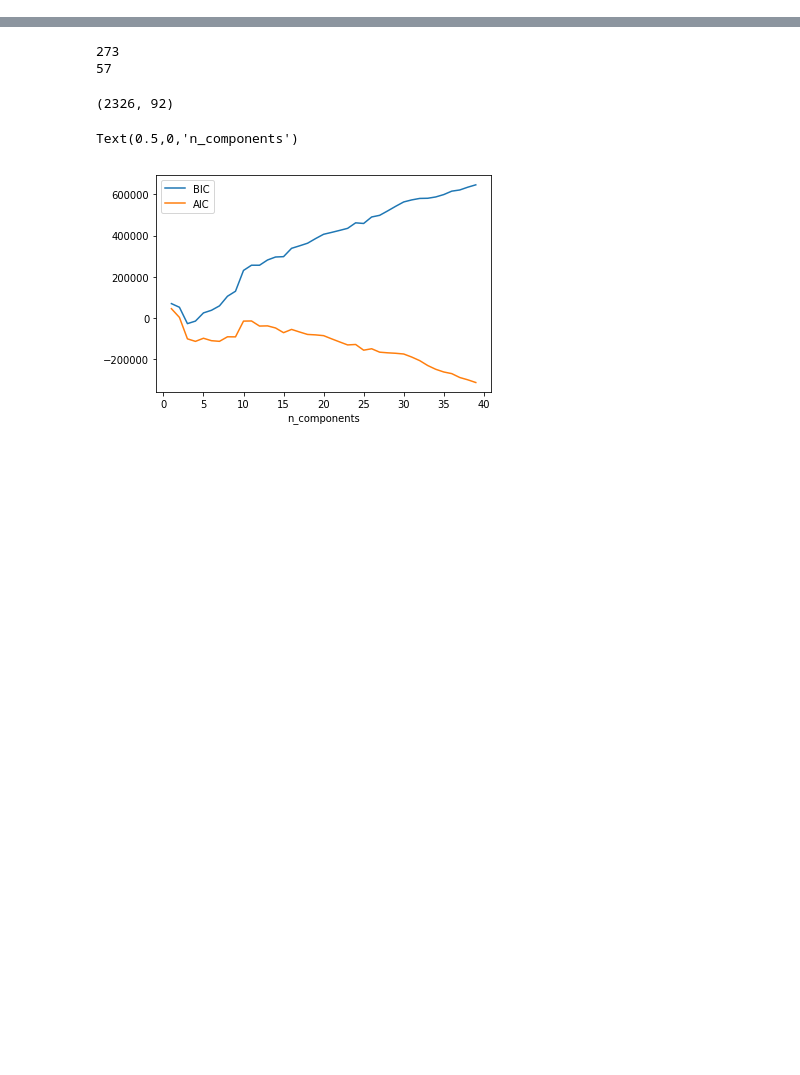
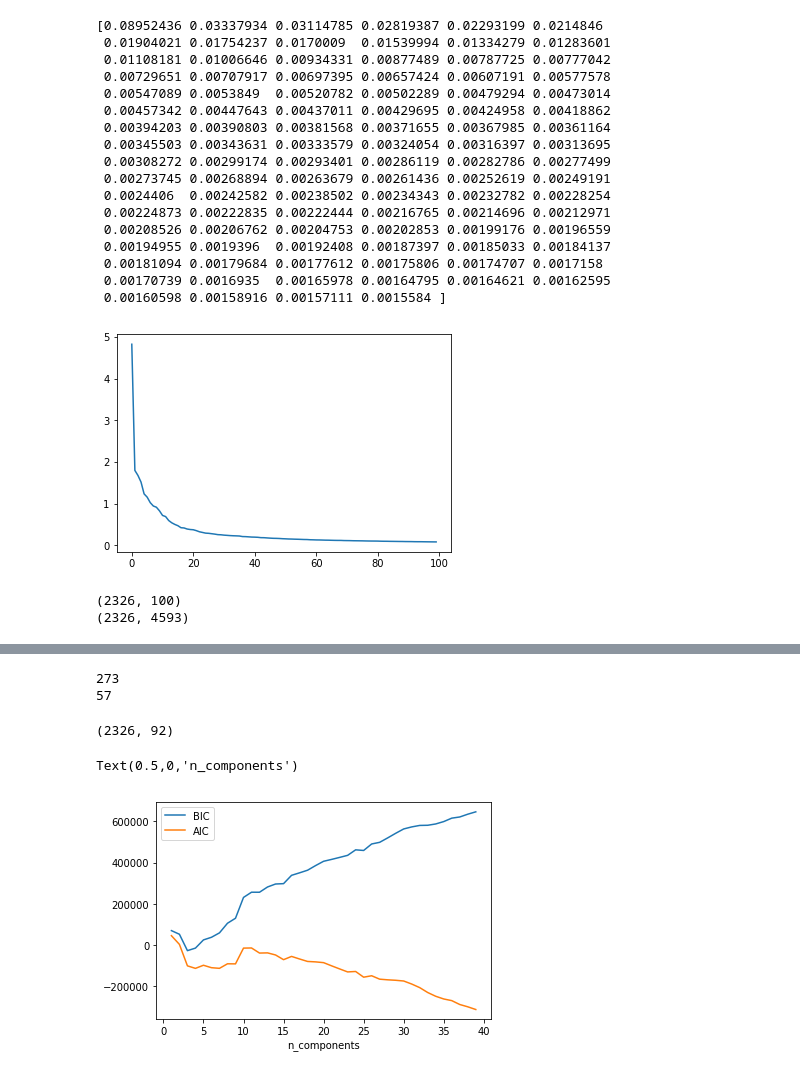
Before and after one commit to tanishqkancharla/10701SongProject, a Jupyter notebook: 10-701-Final-Project/Lyrics Models and Predictors.ipynb, the cells around one changed output, grey strips where cells are left out. Drawn from its saved outputs; the diff is of its cells as text; code cells hidden in the pictures; blank space fills up the shorter version.

```diff
--- a/10-701-Final-Project/Lyrics Models and Predictors.ipynb
+++ b/10-701-Final-Project/Lyrics Models and Predictors.ipynb
@@ -21,0 +25,6 @@ lyricsTokenDF = pd.read_pickle("tokenizedDF")
+# %%
+from sklearn.decomposition import PCA
+justLyrics = np.transpose(lyricsTokenDF.drop(columns=['y']))
+pca = PCA(n_components=100)
+print(pca.fit(justLyrics))
+print(pca.explained_variance_)
@@ -21,0 +51,32 @@ lyricsTokenDF = pd.read_pickle("tokenizedDF")
+# %%
+print(pca.explained_variance_ratio_)
+plt.plot(range(len(pca.explained_variance_)), pca.explained_variance_)
+# print(np.sum(pca.explained_variance_))
+# print(np.sum(pca.explained_variance_[:100]))
+plt.show()
+#100 componenets explain 62.38 variance and total variance is 102.07
+pcaComponents = np.transpose(pca.components_)
+print(pcaComponents.shape)
+print(lyricsTokenDF.shape)
+# lyricsTokenDF
+# %% [output]
+[0.08952436 0.03337934 0.03114785 0.02819387 0.02293199 0.0214846
+ 0.01904021 0.01754237 0.0170009  0.01539994 0.01334279 0.01283601
+ 0.01108181 0.01006646 0.00934331 0.00877489 0.00787725 0.00777042
+ 0.00729651 0.00707917 0.00697395 0.00657424 0.00607191 0.00577578
+ 0.00547089 0.0053849  0.00520782 0.00502289 0.00479294 0.00473014
+ 0.00457342 0.00447643 0.00437011 0.00429695 0.00424958 0.00418862
+ 0.00394203 0.00390803 0.00381568 0.00371655 0.00367985 0.00361164
+ 0.00345503 0.00343631 0.00333579 0.00324054 0.00316397 0.00313695
+ 0.00308272 0.00299174 0.00293401 0.00286119 0.00282786 0.00277499
+ 0.00273745 0.00268894 0.00263679 0.00261436 0.00252619 0.00249191
+ 0.0024406  0.00242582 0.00238502 0.00234343 0.00232782 0.00228254
+ 0.00224873 0.00222835 0.00222444 0.00216765 0.00214696 0.00212971
+ 0.00208526 0.00206762 0.00204753 0.00202853 0.00199176 0.00196559
+ 0.00194955 0.0019396  0.00192408 0.00187397 0.00185033 0.00184137
+ 0.00181094 0.00179684 0.00177612 0.00175806 0.00174707 0.0017158
+ 0.00170739 0.0016935  0.00165978 0.00164795 0.00164621 0.00162595
+ 0.00160598 0.00158916 0.00157111 0.0015584 ]
+[figure, added]
+(2326, 100)
+(2326, 4593)
```
Also changed, not shown: parts of 8 cells of this notebook.
